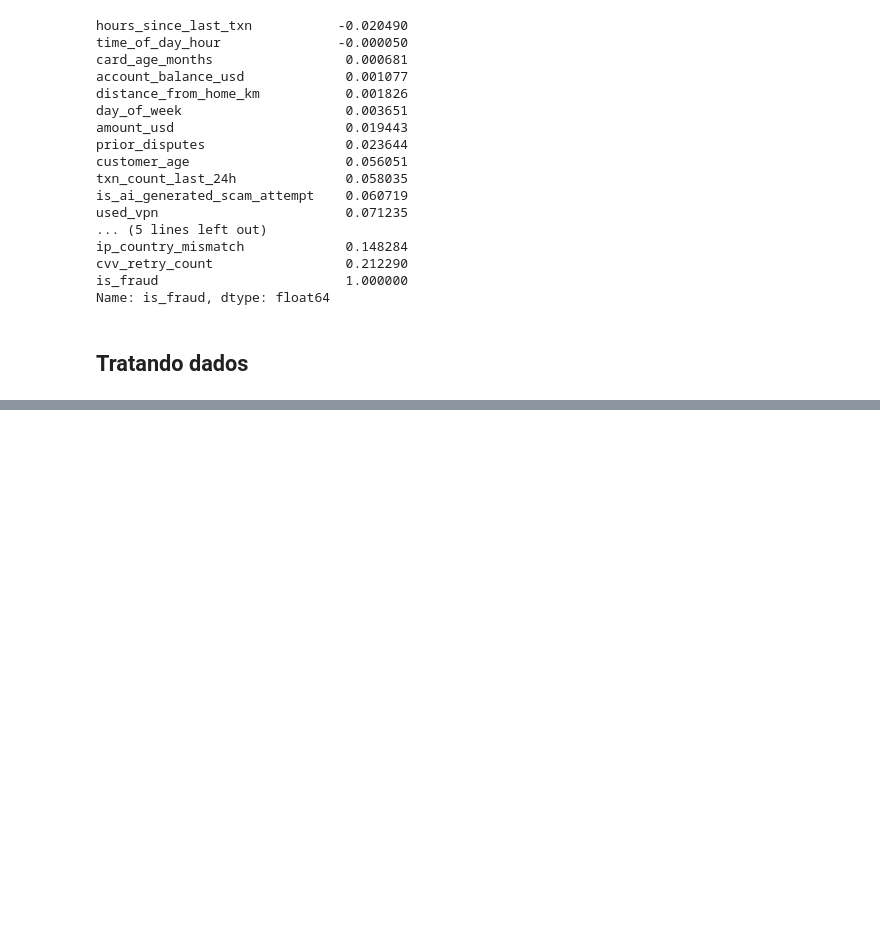
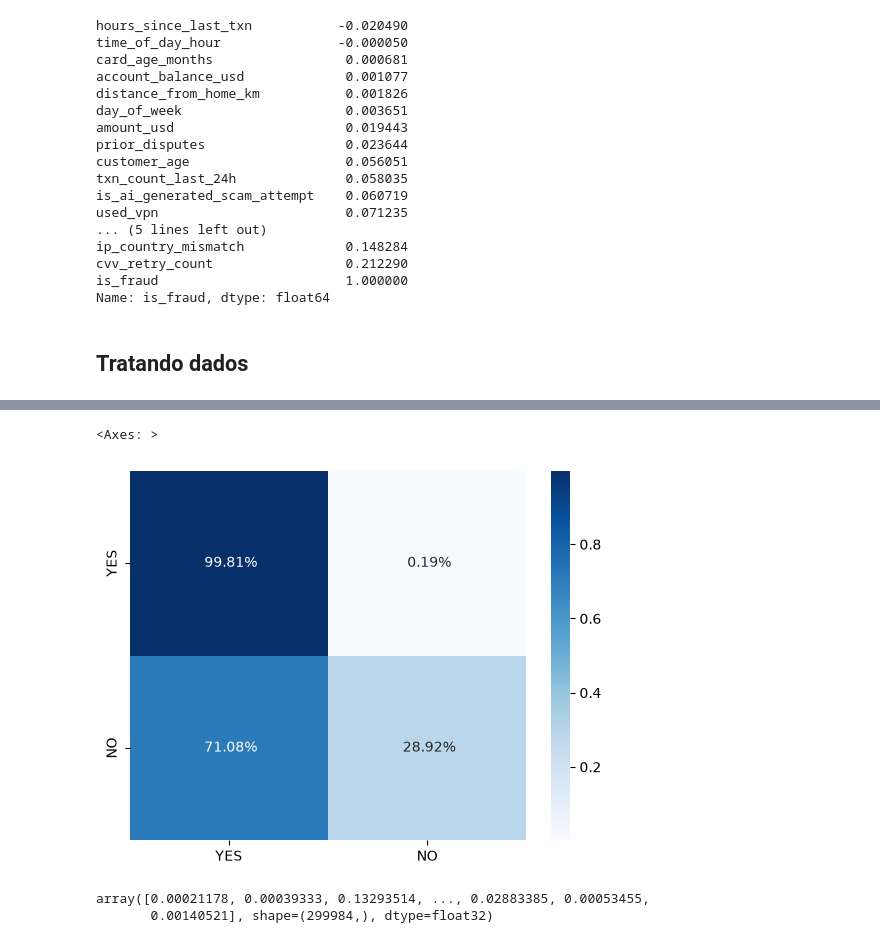
Before and after one commit to SavioCartaxo/IA_ScikitLearn_Keras_TensorFlow, a Jupyter notebook: 2026_11_kaggle/2026_11_kaggle.ipynb, the cells around one changed output, grey strips where cells are left out. Drawn from its saved outputs; the diff is of its cells as text; code cells hidden in the pictures; blank space fills up the shorter version.

```diff
--- a/2026_11_kaggle/2026_11_kaggle.ipynb
+++ b/2026_11_kaggle/2026_11_kaggle.ipynb
@@ -117,0 +158,4 @@ df
+# %%
+df_train = df[:len(df_train)]
+df_test = df[len(df_train):]
+print(len(df_train), len(df_test))
@@ -117,0 +166,8 @@ df
+# %%
+x = df_train.drop(columns='is_fraud')
+y = df_train['is_fraud']
+
+x_train, x_temp, y_train, y_temp = train_test_split(x, y, test_size=0.3, shuffle=True, random_state=42, stratify=y)
+x_val, x_test, y_val, y_test = train_test_split(x_temp, y_temp, test_size=0.5, shuffle=True, random_state=42, stratify=y_temp)
+
+print(x_train.shape, x_val.shape, x_test.shape)
@@ -117,0 +234,18 @@ df
+# %%
+params = {
+    'n_estimators': 1000,
+    'max_depth': 9,
+    'eval_metric': 'auc',
+    'learning_rate': 0.09918802139540925,
+    'subsample': 0.6684329833808584,
+    'colsample_bytree': 0.9151036654152414,
+    'gamma': 0.14911870890152207,
+    'reg_alpha': 0.10085071428350272,
+    'reg_lambda': 0.6724424529145199,
+    'min_child_weight': 2,
+    'n_jobs': -1,
+    'early_stopping_rounds': 10
+}
+
+xgb_clf = XGBClassifier(**params)
+xgb_clf.fit(x_train, y_train, eval_set = [(x_val, y_val)])
@@ -117,0 +282,3 @@ df
+# %%
+y_pred = xgb_clf.predict(x_test)
+y_pred
@@ -117,0 +298,21 @@ df
+# %%
+cm = confusion_matrix(y_test, y_pred, normalize='true')
+
+sns.heatmap(
+    cm,
+    cmap='Blues',
+    fmt =" .2%",
+    annot=True,
+    xticklabels=["YES", "NO"],
+    yticklabels=["YES", "NO"]
+)
+# %% [output]
+<Axes: >
+[figure, added]
+# %%
+df_test = df_test.drop(columns=['is_fraud'])
+out = xgb_clf.predict_proba(df_test)[:,1]
+out
+# %% [output]
+array([0.00021178, 0.00039333, 0.13293514, ..., 0.02883385, 0.00053455,
+       0.00140521], shape=(299984,), dtype=float32)
```
Also changed, not shown: parts of 18 cells of this notebook, 1 other file.
